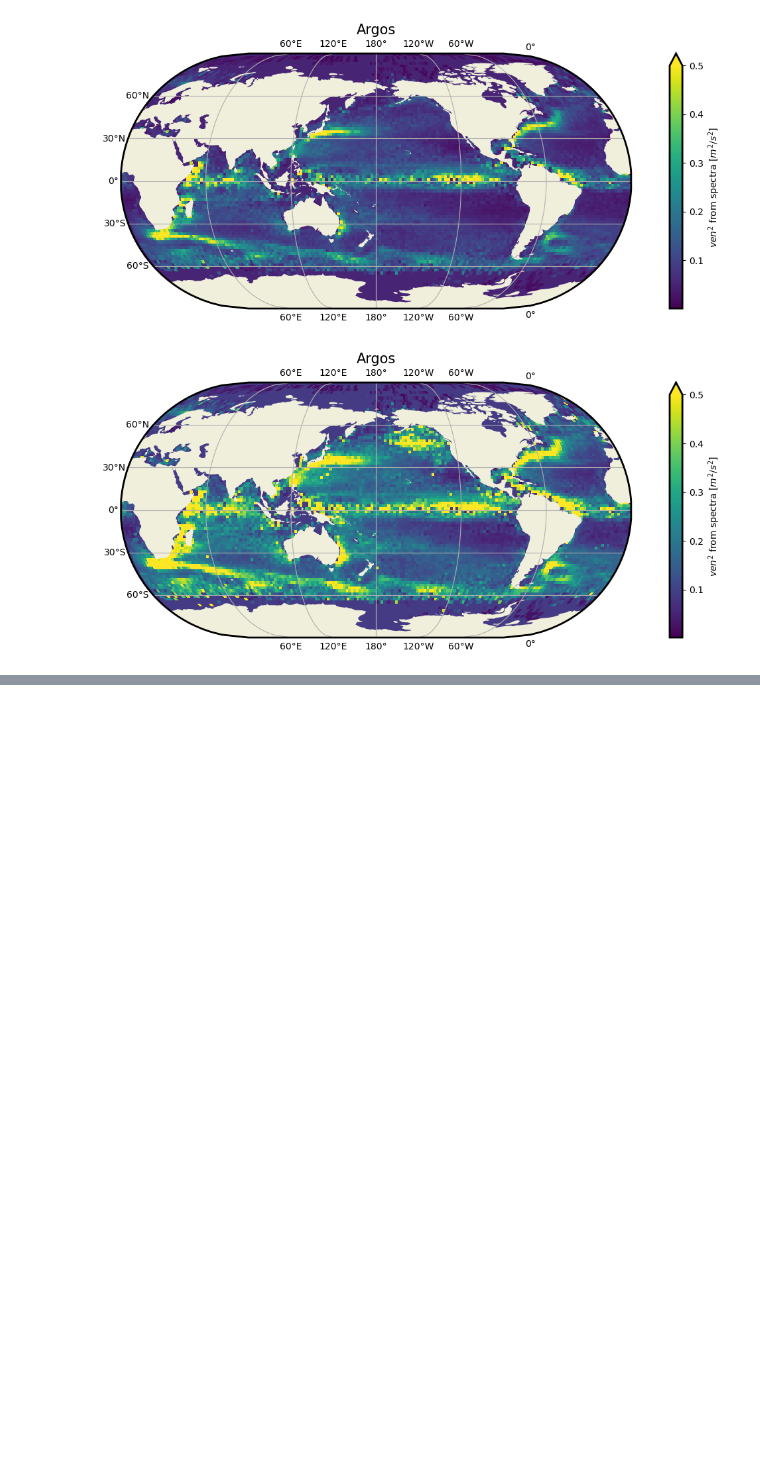
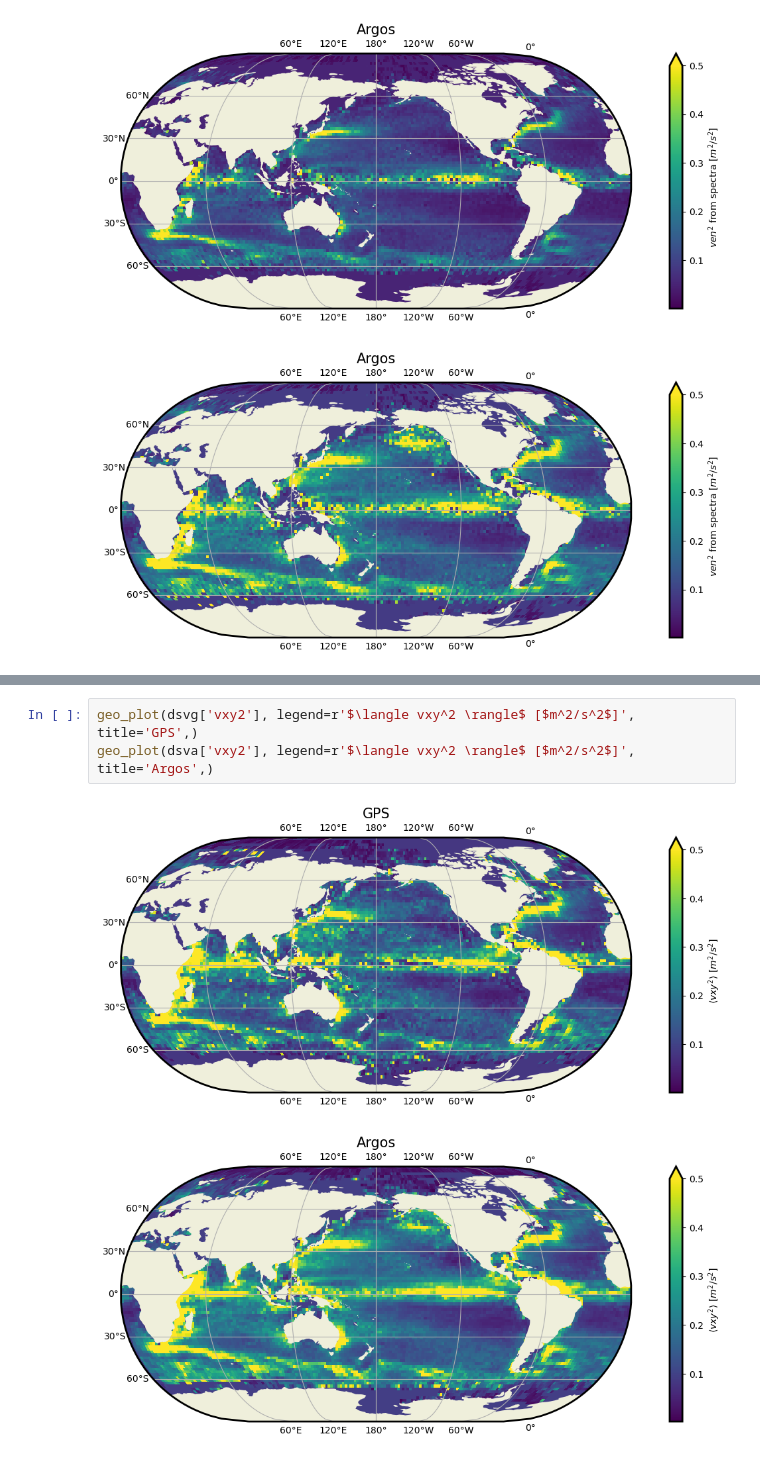
Before and after one commit to margot-demol/PhD, a Jupyter notebook: GDP/diag_nrj_map.ipynb, the cells around one changed output, grey strips where cells are left out. Cells and saved outputs as stored; diff of their text form; blank space fills up the shorter version.

```diff
--- a/GDP/diag_nrj_map.ipynb
+++ b/GDP/diag_nrj_map.ipynb
@@ -82,0 +128,6 @@ _______
+# %%
+geo_plot(dsvg['vxy2'], legend=r'$\langle vxy^2 \rangle$ [$m^2/s^2$]', title='GPS',)
+geo_plot(dsva['vxy2'], legend=r'$\langle vxy^2 \rangle$ [$m^2/s^2$]', title='Argos',)
+# %% [output]
+[figure, added]
+[figure, added]
```
Also changed, not shown: parts of 12 cells of this notebook, 2 other files.
